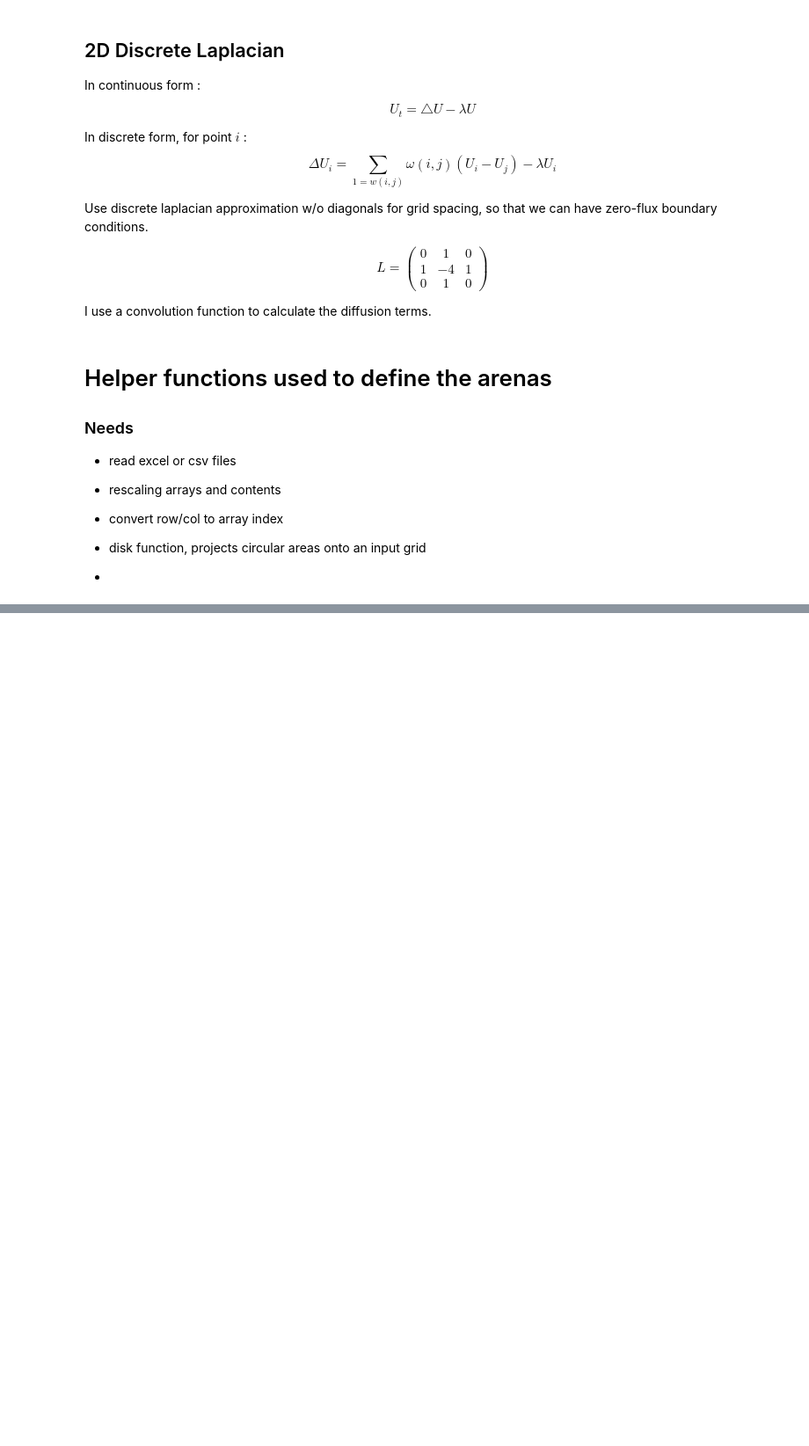
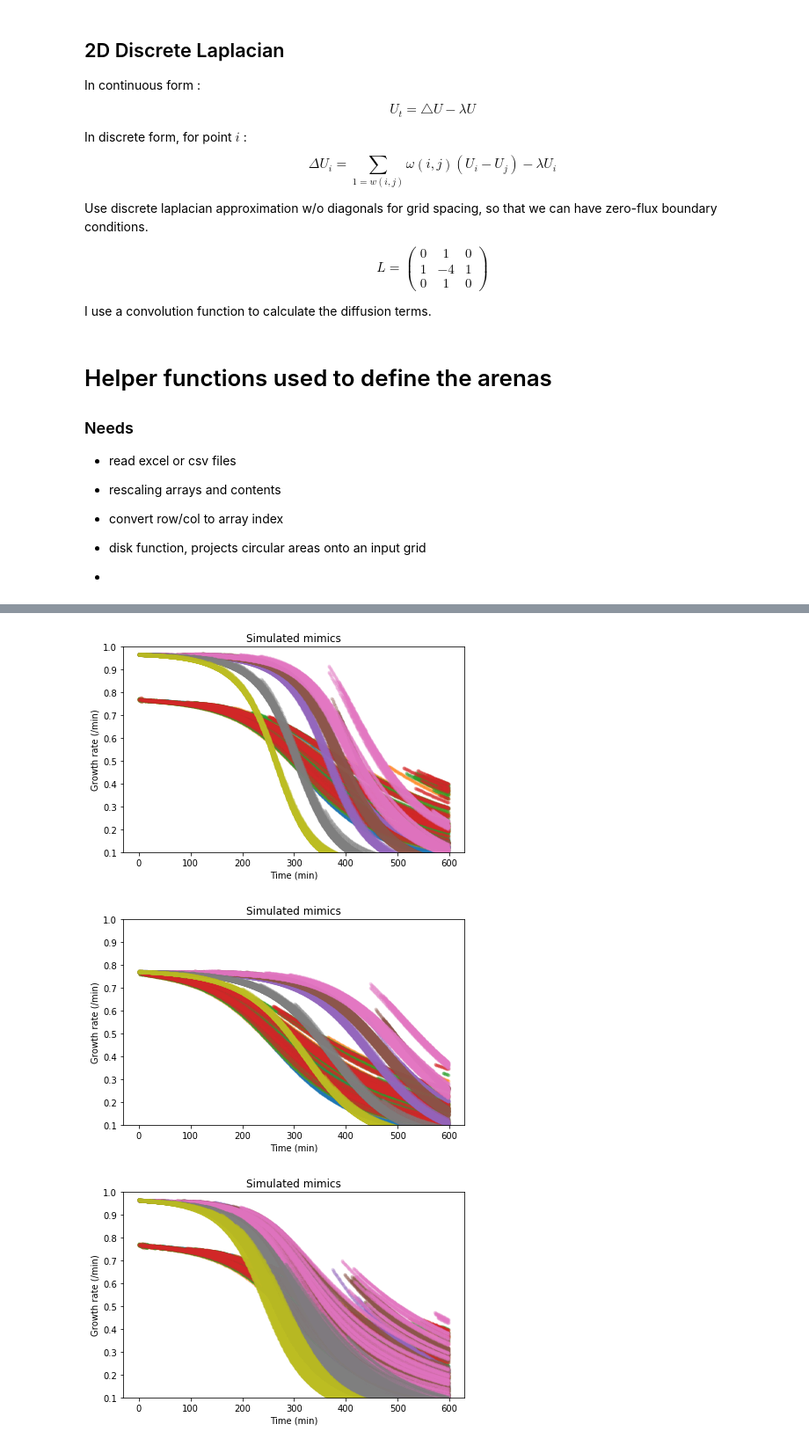
Before and after one commit to boospooky/omnitray-modeling, a Jupyter notebook: omnitray-modeling/mimic_190413_exp.ipynb, the cells around one changed output, grey strips where cells are left out. Shown at 88% size. Cells and saved outputs as stored; diff of their text form; code cells hidden in the pictures; blank space fills up the shorter version.

```diff
--- a/omnitray-modeling/mimic_190413_exp.ipynb
+++ b/omnitray-modeling/mimic_190413_exp.ipynb
@@ -546,0 +604,29 @@ Wall time: 9.86 s
+# %%
+for p0_ind in p0_df.index:
+    plt.figure()
+    for pad_ind in range(9):
+        img = np.load('worker_outputs/pad{}_p{}_arr.npy'.format(pad_ind, p0_ind))
+        n_t, _, n_h, n_w = img.shape
+        t_vec = np.load('worker_outputs/pad{}_p{}_tvc.npy'.format(pad_ind, p0_ind))
+    #     plt.figure()
+    #     dy_vec = (np.diff(img[:,c_i,:,:],axis=0)/img[1:,c_i,:,:]).flatten('F')
+        c_vec = img[:,c_i,:,:]
+        c_vec_nz = c_vec.copy()
+        c_vec_nz[c_vec<0.05] = np.inf
+        dt_vec = np.diff(t_vec).reshape((n_t-1,1,1))
+        t_vec_rep = t_vec[:-1].repeat(n_h*n_w)
+        dy_vec = np.diff(c_vec,axis=0)/c_vec_nz[:-1,:,:]/dt_vec
+    #     dy_t_vec = np.tile(t_vec[1:], len(dy_vec)//len(t_vec[1:]))
+        plt.plot(t_vec_rep, 60*dy_vec.flatten(),'.',label=pad_ind,alpha=0.2)
+        plt.title('Simulated mimics')
+#     plt.legend()
+    plt.tight_layout()
+    plt.xlabel('Time (min)')
+    plt.ylabel('Growth rate (/min)')
+    plt.ylim([0.1,1])
+#     plt.legend()
+#     plt.ylim([-1,3])
+# %% [output]
+[figure, added]
+[figure, added]
+[figure, added]
```
Also changed, not shown: parts of 14 cells of this notebook, 1 other file.
